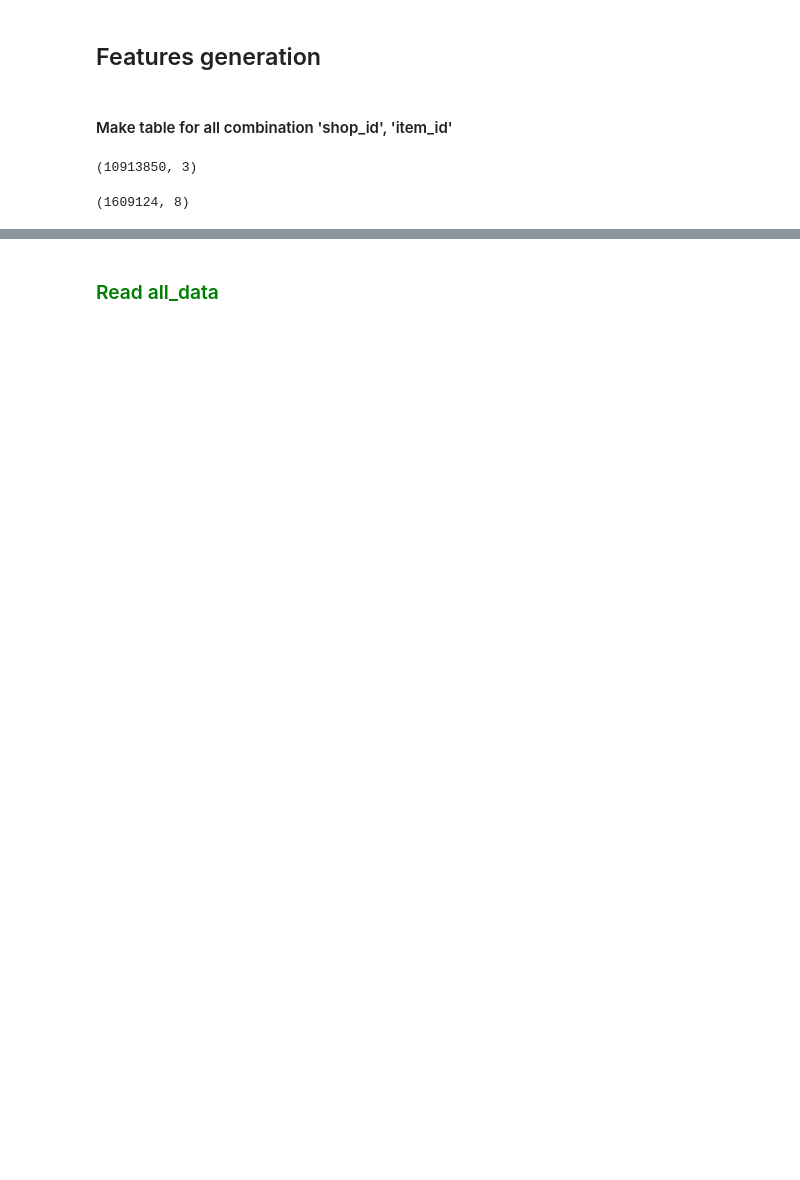
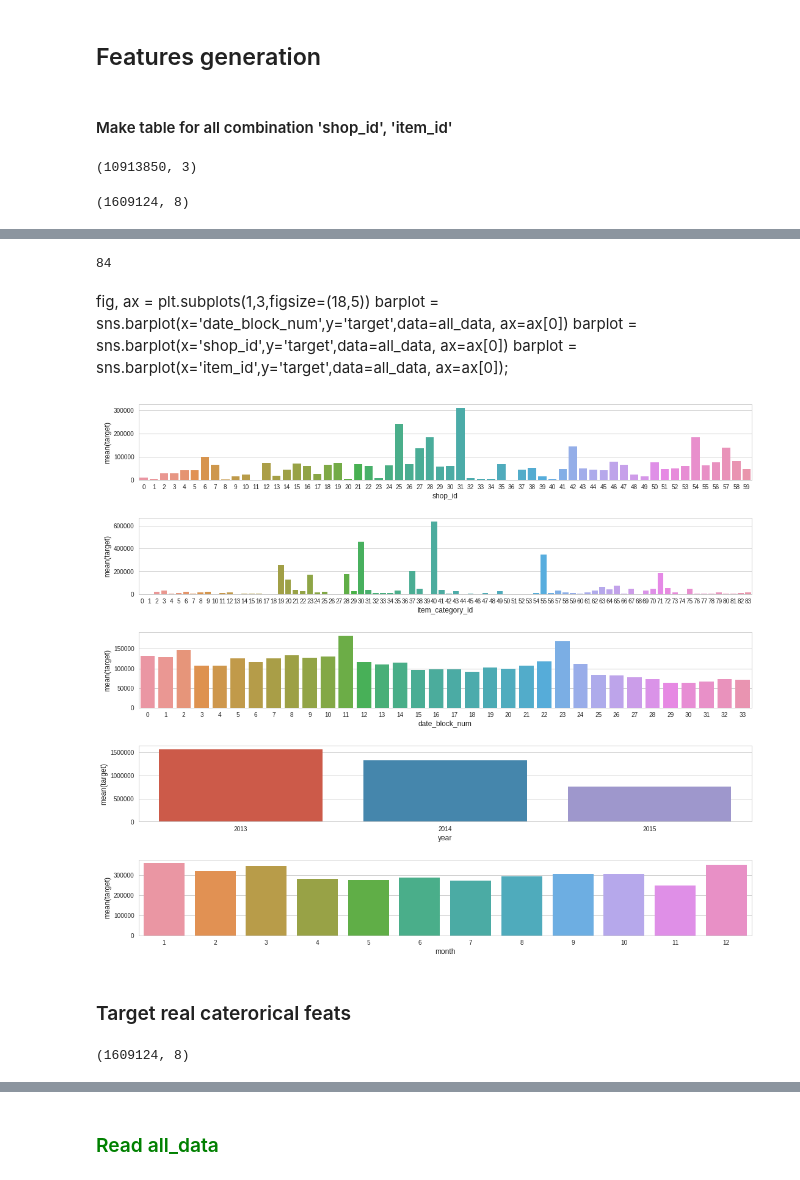
Before and after one commit to badbul/Coursera_competitive-data-science, a Jupyter notebook: Contest_1C/contest_1c.ipynb, the cells around one changed output, grey strips where cells are left out. Saved outputs shown, nothing was run; the diff lists cells and outputs as text; code cells hidden in the pictures; blank space fills up the shorter version.

```diff
--- a/Contest_1C/contest_1c.ipynb
+++ b/Contest_1C/contest_1c.ipynb
@@ -249,0 +261,2 @@ all_data.shape
+# %%
+all_data = pd.merge(all_data, items[['item_id','item_category_id']], how='left', on=['item_id'])
@@ -249,0 +272,21 @@ all_data.shape
+# %%
+all_data['item_category_id'].nunique()
+# %% [output]
+84
+# %% [markdown]
+fig, ax = plt.subplots(1,3,figsize=(18,5))
+barplot = sns.barplot(x='date_block_num',y='target',data=all_data, ax=ax[0])
+barplot = sns.barplot(x='shop_id',y='target',data=all_data, ax=ax[0])
+barplot = sns.barplot(x='item_id',y='target',data=all_data, ax=ax[0]);
+# %%
+fig, ax = plt.subplots(5,1,figsize=(18,16))
+fig.subplots_adjust(hspace=0.5)
+for i,f in tqdm.tqdm_notebook(enumerate(['shop_id','item_category_id','date_block_num', 'year','month']), total=3):
+    df_ = all_data.groupby(f, as_index=False)['target'].agg('sum')
+    barplot = sns.barplot(x=f,y='target',data=df_, ax=ax[i]);
+    #for item in barplot.get_xticklabels():
+    #        item.set_rotation(90)
+# %% [output]
+[figure, added]
+# %% [markdown]
+### Target real caterorical feats
@@ -249,0 +299,4 @@ all_data.shape
+# %%
+all_data.shape
+# %% [output]
+(1609124, 8)
```
Also changed, not shown: parts of 48 cells of this notebook.
